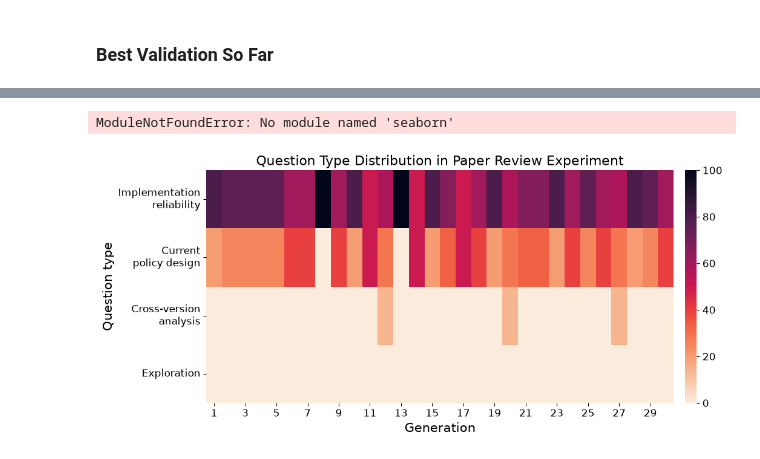
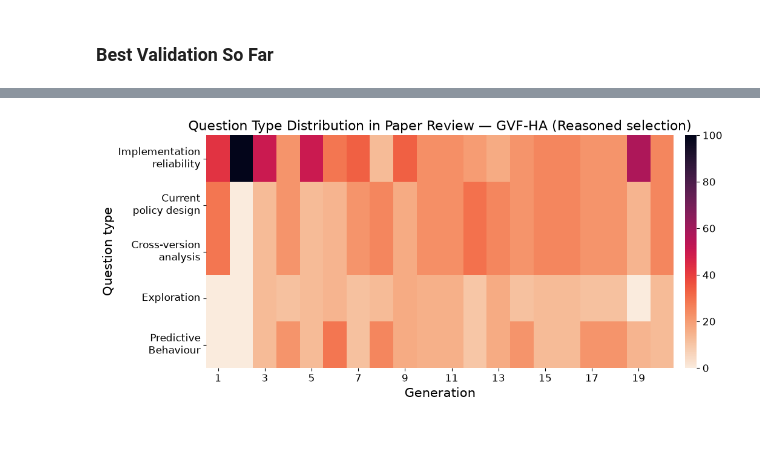
Before and after one commit to mikemikezhu/HyperAgentsInfra, a Jupyter notebook: notebooks/gvf_hyperagents_experiment_results.ipynb, the cells around one changed output, grey strips where cells are left out. Saved outputs shown, nothing was run; the diff lists cells and outputs as text; code cells hidden in the pictures.

Commit message:
Update experiment results and QA distribution plots

```diff
--- a/notebooks/gvf_hyperagents_experiment_results.ipynb
+++ b/notebooks/gvf_hyperagents_experiment_results.ipynb
@@ -517,6 +649,8 @@ Holm-adjusted p-values (all three plots)
 # %%
-QUESTION_TYPE_CSV_PATH = "/scratch/mikezhu/HyperAgents/HyperAgentsInfra/outputs/paper_review_gvf_question_type_analyse.csv"
+QUESTION_TYPE_CSV_PATH = "/scratch/mikezhu/HyperAgents/HyperAgentsInfra/outputs/question_types_a4.csv"
 QUESTION_TYPE_FIGURE_PATH = "/scratch/mikezhu/HyperAgents/HyperAgentsInfra/outputs/paper_review_gvf_question_type_heatmap.png"
+QUESTION_TYPE_A3_CSV_PATH = "/scratch/mikezhu/HyperAgents/HyperAgentsInfra/outputs/question_types_a3.csv"
+QUESTION_TYPE_A3_FIGURE_PATH = "/scratch/mikezhu/HyperAgents/HyperAgentsInfra/outputs/paper_review_gvf_question_type_heatmap_a3.png"
 # %% [markdown]
 ### Best Validation So Far
 # %%
@@ -579,39 +721,42 @@ import matplotlib.pyplot as plt
 import pandas as pd
 import seaborn as sns
 
-question_types = pd.read_csv(QUESTION_TYPE_CSV_PATH).sort_values("generation")
-question_type_labels = {
-    "interface_label_share": "Implementation\nreliability",
-    "policy_mechanism_label_share": "Current\npolicy design",
-    "history_comparison_label_share": "Cross-version\nanalysis",
-    "exploration_label_share": "Exploration",
-}
-question_type_heatmap = (
-    question_types.set_index("generation")[list(question_type_labels)]
-    .rename(columns=question_type_labels).T * 100
-)
+
+def plot_question_types(csv_path):
+    question_types = pd.read_csv(csv_path).sort_values("generation")
+    question_type_labels = {
+        "interface_label_share": "Implementation\nreliability",
+        "policy_mechanism_label_share": "Current\npolicy design",
+        "history_comparison_label_share": "Cross-version\nanalysis",
+        "exploration_label_share": "Exploration",
+        "predictive_behaviour_label_share": "Predictive\nBehaviour",
+    }
+    question_type_heatmap = (
+        question_types.set_index("generation")[list(question_type_labels)]
+        .rename(columns=question_type_labels).T * 100
+    )
+    heatmap_fig, heatmap_ax = plt.subplots(figsize=(12, 5))
+    sns.heatmap(
+        question_type_heatmap, cmap="rocket_r", ax=heatmap_ax, vmin=0, vmax=100,
+        cbar_kws={"pad": 0.02},
+    )
+    heatmap_ax.set_xticks(
+        [position + 0.5 for position in range(0, len(question_type_heatmap.columns), 2)],
+        labels=question_type_heatmap.columns[::2],
+    )
+    heatmap_ax.set_xlabel("Generation", fontsize=15)
+    heatmap_ax.set_ylabel("Question type", fontsize=15)
+    heatmap_ax.tick_params(axis="both", labelsize=12)
+    heatmap_ax.set_yticklabels(heatmap_ax.get_yticklabels(), rotation=0)
+    heatmap_colorbar = heatmap_ax.collections[0].colorbar
+    heatmap_colorbar.ax.tick_params(labelsize=12)
+    return heatmap_fig, heatmap_ax
-# %% [output]
-ModuleNotFoundError: No module named 'seaborn'
 # %%
-heatmap_fig, heatmap_ax = plt.subplots(figsize=(12, 5))
-sns.heatmap(
-    question_type_heatmap, cmap="rocket_r", ax=heatmap_ax,
-    cbar_kws={"pad": 0.02},
-)
-heatmap_ax.set_xticks(
-    [position + 0.5 for position in range(0, len(question_type_heatmap.columns), 2)],
-    labels=question_type_heatmap.columns[::2],
-)
-heatmap_ax.set_xlabel("Generation", fontsize=15)
-heatmap_ax.set_ylabel("Question type", fontsize=15)
-heatmap_ax.set_title("Question Type Distribution in Paper Review Experiment", fontsize=16)
-heatmap_ax.tick_params(axis="both", labelsize=12)
-heatmap_ax.set_yticklabels(heatmap_ax.get_yticklabels(), rotation=0)
-heatmap_colorbar = heatmap_ax.collections[0].colorbar
-heatmap_colorbar.ax.tick_params(labelsize=12)
+heatmap_fig, heatmap_ax = plot_question_types(QUESTION_TYPE_CSV_PATH)
+heatmap_ax.set_title("Question Type Distribution in Paper Review — GVF-HA (Reasoned selection)", fontsize=16)
 question_type_figure_path = Path(QUESTION_TYPE_FIGURE_PATH)
 question_type_figure_path.parent.mkdir(parents=True, exist_ok=True)
 heatmap_fig.savefig(question_type_figure_path, dpi=300, bbox_inches="tight")
 plt.show()
 # %% [output]
-[figure, old version]
+[figure, new version]
```
Also changed, not shown: parts of 10 cells of this notebook.
